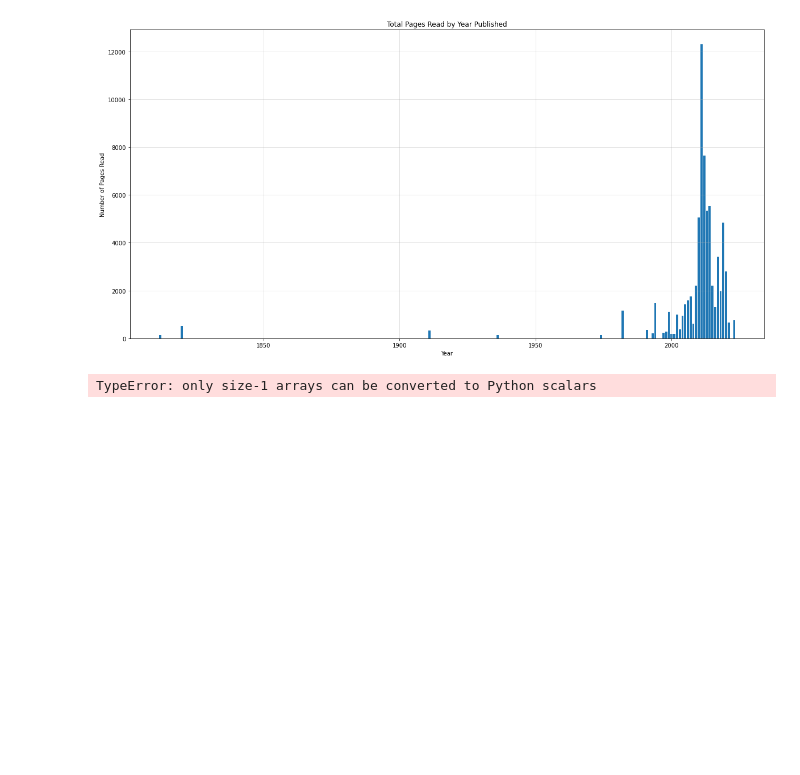
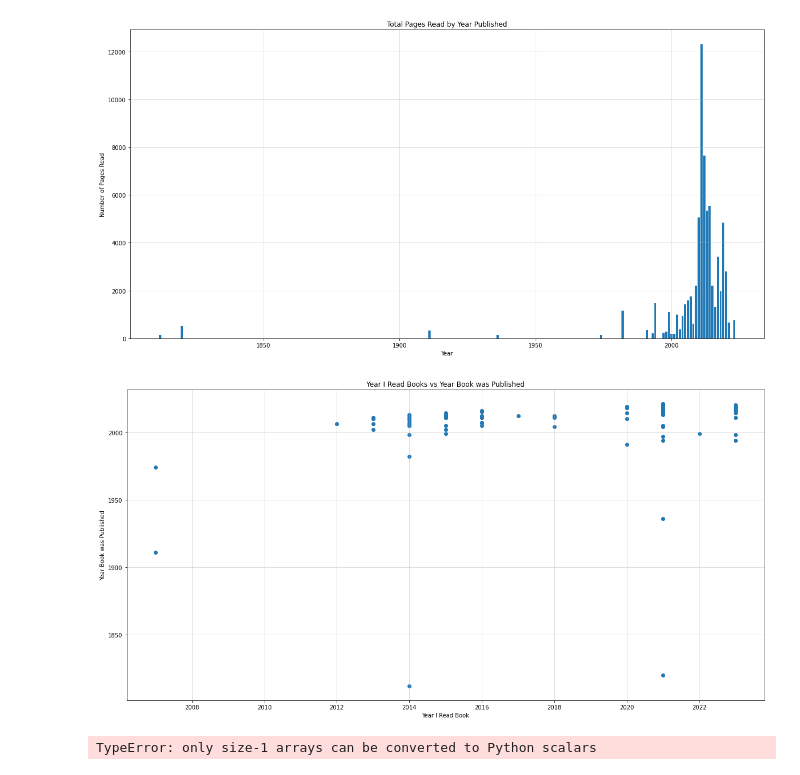
Before and after one commit to awesomecosmos/Aayushi-World-of-Books, a Jupyter notebook: data_viz.ipynb, the cells around one changed output. Cells and saved outputs as stored; diff of their text form; code cells hidden in the pictures; blank space fills up the shorter version.

```diff
--- a/data_viz.ipynb
+++ b/data_viz.ipynb
@@ -87,6 +87,17 @@ plt.ylabel('Number of Pages Read')
 plt.grid(alpha=0.5)
 # %% [output]
 [figure]
+# %%
+df['Date Read'] = df['Date Read'].dt.year
+# %%
+plt.figure(figsize=(20,10))
+plt.scatter(df['Date Read'], df['Original Publication Year'])
+plt.title('Year I Read Books vs Year Book was Published')
+plt.xlabel('Year I Read Book')
+plt.ylabel('Year Book was Published')
+plt.grid(alpha=0.5)
+# %% [output]
+[figure, added]
 # %%
 tmp = df.groupby(['ownership_status']).sum()
 
```
